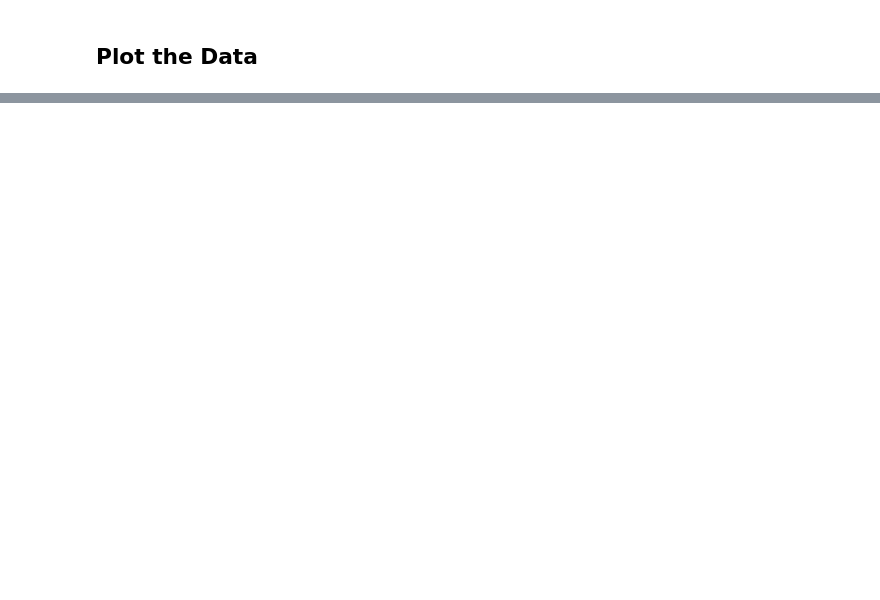
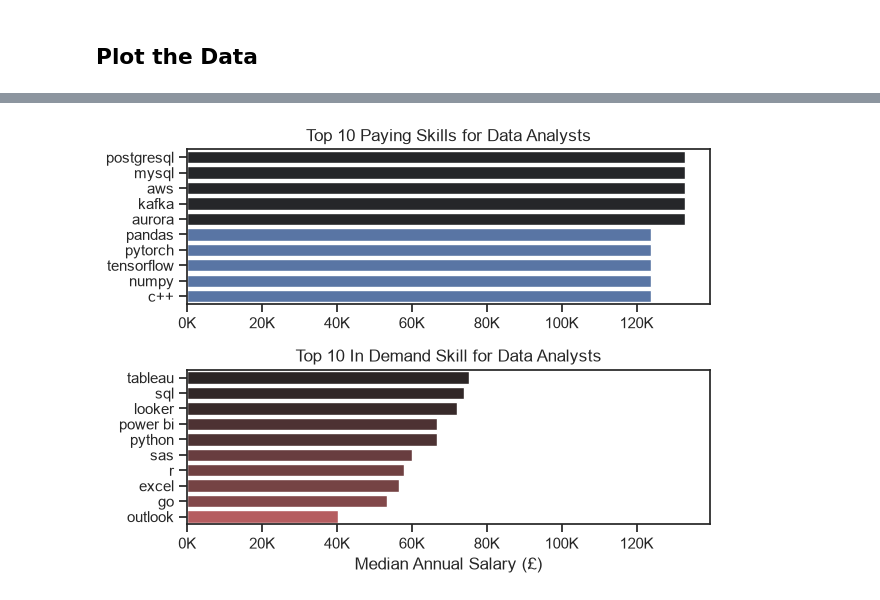
Before and after one commit to TSZUoE/Python_Course, a Jupyter notebook: Python_Course/3_Project/4_Salary_Analysts.ipynb, the cells around one changed output, grey strips where cells are left out. Cells and saved outputs as stored; diff of their text form; code cells hidden in the pictures; blank space fills up the shorter version.

```diff
--- a/Python_Course/3_Project/4_Salary_Analysts.ipynb
+++ b/Python_Course/3_Project/4_Salary_Analysts.ipynb
@@ -79,0 +100,7 @@ plt.show()
+# %%
+#Subset df_uk for data analysts
+df_da_uk = df_uk[df_uk['job_title_short'] == 'Data Analyst'].copy()
+# %%
+#explode the job skills
+df_uk_skills = df_da_uk.explode('job_skills')
+df_uk_skills.head(3)
@@ -79,0 +112,9 @@ plt.show()
+# %%
+#Group by the job skills and find the count and associated median salary
+df_top_pay = df_uk_skills.groupby('job_skills')['salary_year_gbp'].agg(['count','median']).sort_values('median', ascending=False).copy()
+df_top_pay = df_top_pay.head(10)
+# %%
+#Group by the job skills and find the count and associated median salary
+df_pop_skills = df_uk_skills.groupby('job_skills')['salary_year_gbp'].agg(['count','median']).sort_values('count', ascending=False)
+df_pop_skills = df_pop_skills.head(10).sort_values('median', ascending=False)
+df_pop_skills
@@ -79,0 +134,37 @@ plt.show()
+# %%
+#Plot the data
+fig, ax = plt.subplots(2,1)
+fig.tight_layout()
+
+#Seaborn code
+sns.barplot(df_top_pay[::-1], #provide data
+            x='median',  #set x
+            y=df_top_pay.index, #set y
+            ax=ax[0], #ax id
+            hue='median', #data for colouring
+            palette='dark:b_r', #palette (dark:b), _r reverses order of colour plotting (light->dark/dark->light)
+            legend=False) #remove legend
+sns.barplot(df_pop_skills,x='median', y=df_pop_skills.index, ax=ax[1], hue='median', palette='dark:r_r', legend=False)
+
+#customise pay
+ax[0].set_title('Top 10 Paying Skills for Data Analysts')
+ax[0].invert_yaxis()
+ax[0].set_ylabel('')
+ax[0].set_xlabel('')
+ax[0].xaxis.set_major_formatter(plt.FuncFormatter(lambda x, _ : f'{int(x/1_000)}K'))
+
+#customise skills
+ax[1].set_title('Top 10 In Demand Skill for Data Analysts')
+ax[1].set_ylabel('')
+ax[1].set_xlabel('Median Annual Salary (£)')
+ax[1].xaxis.set_major_formatter(plt.FuncFormatter(lambda x, _ : f'{int(x/1_000)}K'))
+ax[1].set_xlim(ax[0].get_xlim()) #can use this to automate xlims, but must come after plotting
+
+#Can set themes
+sns.set_theme(style='ticks')
+
+fig.tight_layout()
+plt.savefig('Figures/Top_Pay_Skills_For_Data_Analysts.png', bbox_inches='tight')
+plt.show()
+# %% [output]
+[figure, added]
```
Also changed, not shown: parts of 7 cells of this notebook, 3 other files.
